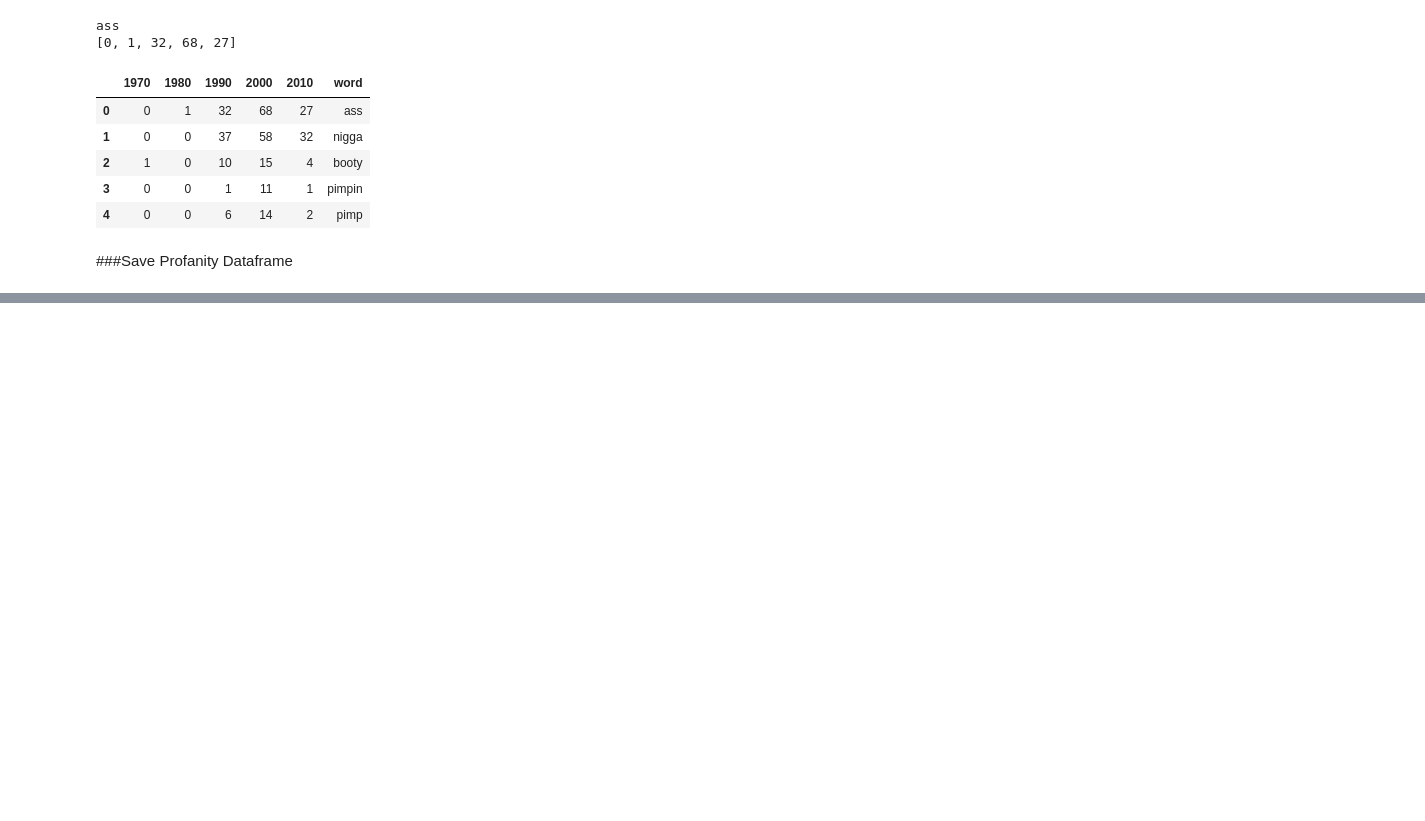
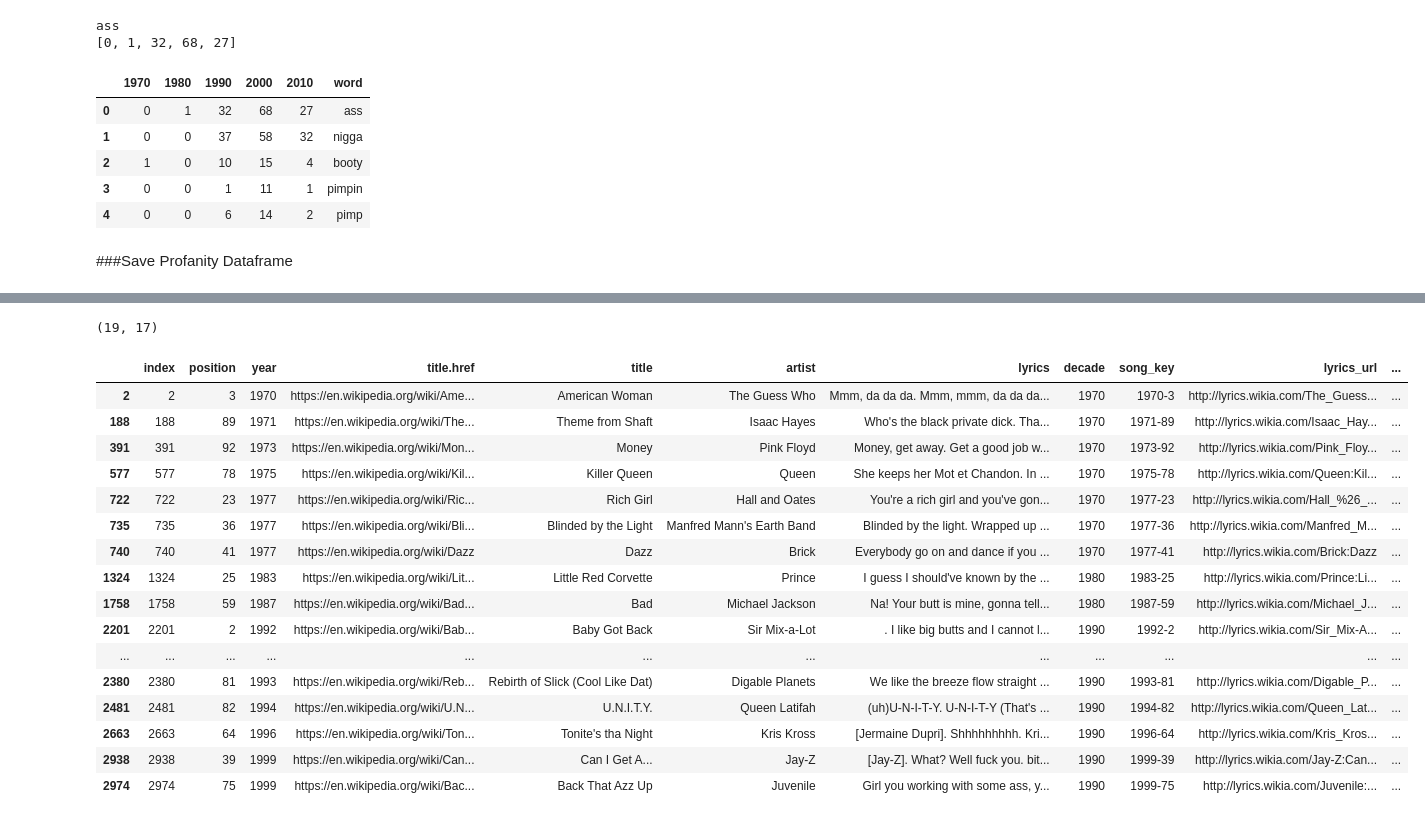
Before and after one commit to michaeljohns/lyrics-lab, a Jupyter notebook: notebooks/mj/Profanity-Extraction.ipynb, the cells around one changed output, grey strips where cells are left out. Cells and saved outputs as stored; diff of their text form; code cells hidden in the pictures; blank space fills up the shorter version.

Commit message:
first mentions of offensive words viz

```diff
--- a/notebooks/mj/Profanity-Extraction.ipynb
+++ b/notebooks/mj/Profanity-Extraction.ipynb
@@ -172,0 +182,4 @@ dataframeToCsv(ncompdf,'noun_decade_offensives_reduced.csv')
+# %%
+# load the use-this-master
+# load the latest master lyricsdf
+lyricsdf = pd.read_csv("../../data/conditioned/master-lyricsdf-word_syn_hype_vectors.csv")
@@ -172,0 +191,14 @@ dataframeToCsv(ncompdf,'noun_decade_offensives_reduced.csv')
+# %%
+first_offensive = {}
+found_offensive = []
+
+for r in lyricsdf.iterrows():
+    nouns = r[1].noun_vector
+    # test for NaN
+    if not isinstance(nouns,float):
+        vs = nouns.split()
+        for o in offensives:
+            # pick a winner
+            if not o in found_offensive and o in vs:
+                first_offensive[o] = r[1].song_key
+                found_offensive.append(o)
@@ -172,0 +240,26 @@ dataframeToCsv(ncompdf,'noun_decade_offensives_reduced.csv')
+# %%
+firstoffensivedf = lyricsdf[lyricsdf['song_key'].isin(first_offensive.values())]
+# %%
+firstoffensivedf.shape
+# %% [output]
+(19, 17)
+# %%
+firstoffensivedf.head(20)
+# %% [output]
+|  | index | position | year | title.href | title | artist | lyrics | decade | song_key | lyrics_url | ... |
+| 2 | 2 | 3 | 1970 | https://en.wikipedia.org/wiki/Ame... | American Woman | The Guess Who | Mmm, da da da. Mmm, mmm, da da da... | 1970 | 1970-3 | http://lyrics.wikia.com/The_Guess... | ... |
+| 188 | 188 | 89 | 1971 | https://en.wikipedia.org/wiki/The... | Theme from Shaft | Isaac Hayes | Who's the black private dick. Tha... | 1970 | 1971-89 | http://lyrics.wikia.com/Isaac_Hay... | ... |
+| 391 | 391 | 92 | 1973 | https://en.wikipedia.org/wiki/Mon... | Money | Pink Floyd | Money, get away. Get a good job w... | 1970 | 1973-92 | http://lyrics.wikia.com/Pink_Floy... | ... |
+| 577 | 577 | 78 | 1975 | https://en.wikipedia.org/wiki/Kil... | Killer Queen | Queen | She keeps her Mot et Chandon. In ... | 1970 | 1975-78 | http://lyrics.wikia.com/Queen:Kil... | ... |
+| 722 | 722 | 23 | 1977 | https://en.wikipedia.org/wiki/Ric... | Rich Girl | Hall and Oates | You're a rich girl and you've gon... | 1970 | 1977-23 | http://lyrics.wikia.com/Hall_%26_... | ... |
+| 735 | 735 | 36 | 1977 | https://en.wikipedia.org/wiki/Bli... | Blinded by the Light | Manfred Mann's Earth Band | Blinded by the light. Wrapped up ... | 1970 | 1977-36 | http://lyrics.wikia.com/Manfred_M... | ... |
+| 740 | 740 | 41 | 1977 | https://en.wikipedia.org/wiki/Dazz | Dazz | Brick | Everybody go on and dance if you ... | 1970 | 1977-41 | http://lyrics.wikia.com/Brick:Dazz | ... |
+| 1324 | 1324 | 25 | 1983 | https://en.wikipedia.org/wiki/Lit... | Little Red Corvette | Prince | I guess I should've known by the ... | 1980 | 1983-25 | http://lyrics.wikia.com/Prince:Li... | ... |
+| 1758 | 1758 | 59 | 1987 | https://en.wikipedia.org/wiki/Bad... | Bad | Michael Jackson | Na! Your butt is mine, gonna tell... | 1980 | 1987-59 | http://lyrics.wikia.com/Michael_J... | ... |
+| 2201 | 2201 | 2 | 1992 | https://en.wikipedia.org/wiki/Bab... | Baby Got Back | Sir Mix-a-Lot | . I like big butts and I cannot l... | 1990 | 1992-2 | http://lyrics.wikia.com/Sir_Mix-A... | ... |
+| ... | ... | ... | ... | ... | ... | ... | ... | ... | ... | ... | ... |
+| 2380 | 2380 | 81 | 1993 | https://en.wikipedia.org/wiki/Reb... | Rebirth of Slick (Cool Like Dat) | Digable Planets | We like the breeze flow straight ... | 1990 | 1993-81 | http://lyrics.wikia.com/Digable_P... | ... |
+| 2481 | 2481 | 82 | 1994 | https://en.wikipedia.org/wiki/U.N... | U.N.I.T.Y. | Queen Latifah | (uh)U-N-I-T-Y. U-N-I-T-Y (That's ... | 1990 | 1994-82 | http://lyrics.wikia.com/Queen_Lat... | ... |
+| 2663 | 2663 | 64 | 1996 | https://en.wikipedia.org/wiki/Ton... | Tonite's tha Night | Kris Kross | [Jermaine Dupri]. Shhhhhhhhh. Kri... | 1990 | 1996-64 | http://lyrics.wikia.com/Kris_Kros... | ... |
+| 2938 | 2938 | 39 | 1999 | https://en.wikipedia.org/wiki/Can... | Can I Get A... | Jay-Z | [Jay-Z]. What? Well fuck you. bit... | 1990 | 1999-39 | http://lyrics.wikia.com/Jay-Z:Can... | ... |
+| 2974 | 2974 | 75 | 1999 | https://en.wikipedia.org/wiki/Bac... | Back That Azz Up | Juvenile | Girl you working with some ass, y... | 1990 | 1999-75 | http://lyrics.wikia.com/Juvenile:... | ... |
```
Also changed, not shown: parts of 15 cells of this notebook, 3 other files.
